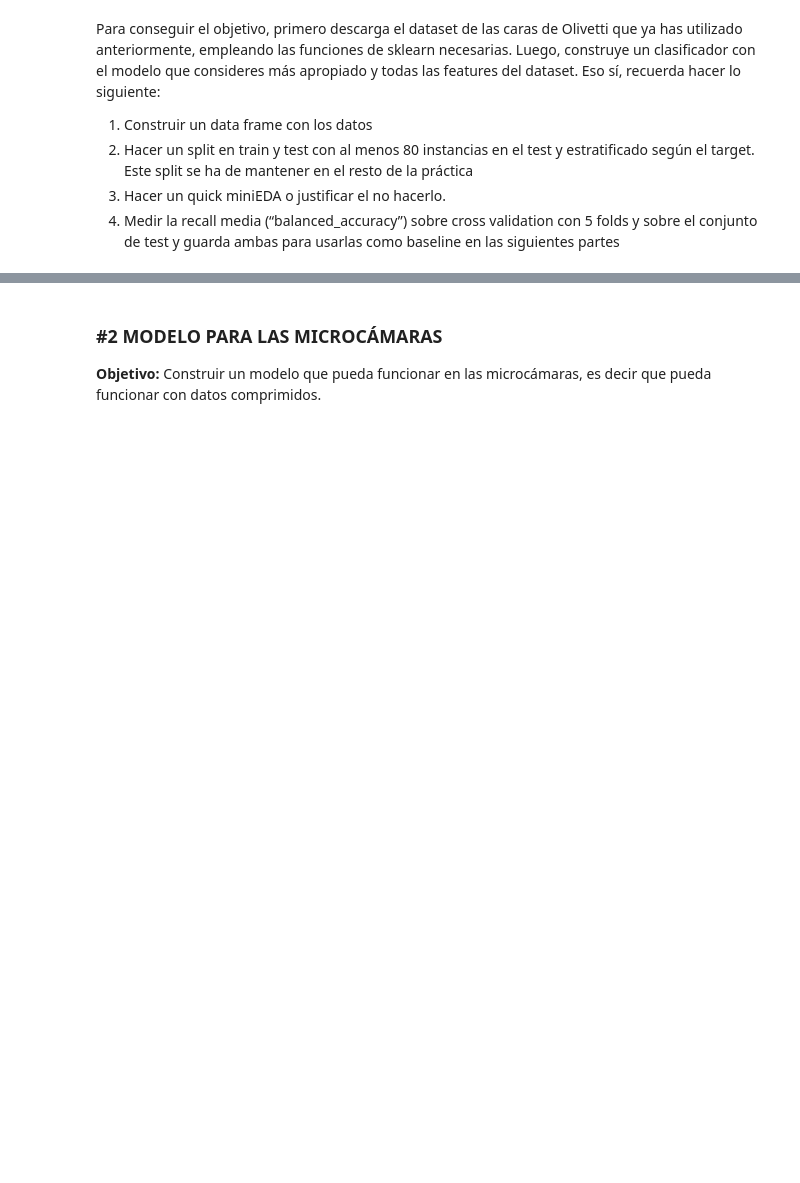
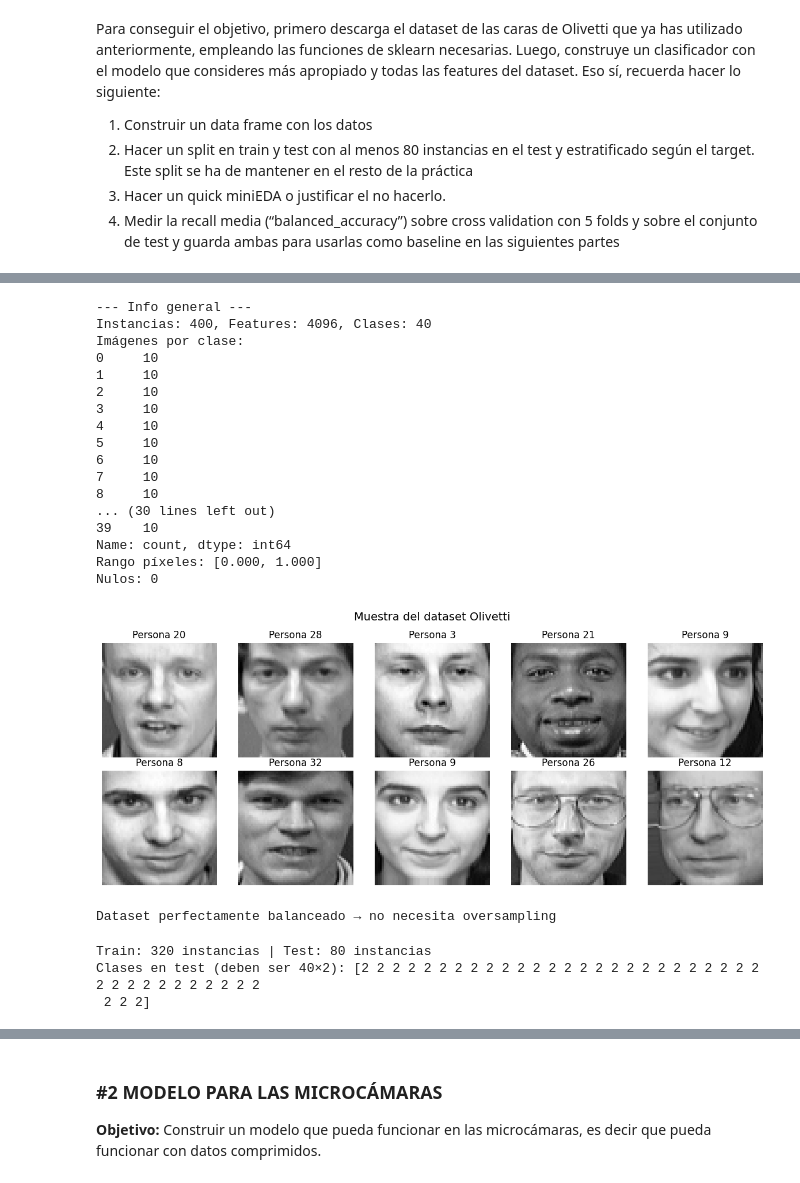
Before and after one commit to pablomoralesbaro/Ds-Online-PabloBaro, a Jupyter notebook: 04_Machine_Learning/Sprint_14/Unidad_01_ML_No_Supervisado_PCA/03_Practica_Obligatoria/18_Practica_Obligatoria_No_Supervisado_PCA.ipynb, the cells around one changed output, grey strips where cells are left out. Saved outputs shown, nothing was run; the diff lists cells and outputs as text; code cells hidden in the pictures; blank space fills up the shorter version.

```diff
--- a/04_Machine_Learning/Sprint_14/Unidad_01_ML_No_Supervisado_PCA/03_Practica_Obligatoria/18_Practica_Obligatoria_No_Supervisado_PCA.ipynb
+++ b/04_Machine_Learning/Sprint_14/Unidad_01_ML_No_Supervisado_PCA/03_Practica_Obligatoria/18_Practica_Obligatoria_No_Supervisado_PCA.ipynb
@@ -32,3 +41,8 @@ Para conseguir el objetivo, primero descarga el dataset de las caras de Olivetti
 2. Hacer un split en train y test con al menos 80 instancias en el test y estratificado según el target. Este split se ha de mantener en el resto de la práctica
 3. Hacer un quick miniEDA o justificar el no hacerlo.
 4. Medir la recall media (“balanced_accuracy”) sobre cross validation con 5 folds y sobre el conjunto de test y guarda ambas para usarlas como baseline en las siguientes partes
+# %%
+# ── 1. CARGAR Y CONSTRUIR DATAFRAME ──────────────────────────
+data = fetch_olivetti_faces(shuffle=True, random_state=42)
+X = data.data    # (400, 4096)
+y = data.target  # (400,)
@@ -34,0 +72,53 @@ Para conseguir el objetivo, primero descarga el dataset de las caras de Olivetti
+# %%
+# ── 2. MINI EDA ───────────────────────────────────────────────
+print("\n--- Info general ---")
+print(f"Instancias: {len(df)}, Features: {X.shape[1]}, Clases: {len(np.unique(y))}")
+print(f"Imágenes por clase:\n{pd.Series(y).value_counts().sort_index()}")
+print(f"Rango píxeles: [{X.min():.3f}, {X.max():.3f}]")
+print(f"Nulos: {df.isnull().sum().sum()}")
+
+# Visualizar algunas caras
+fig, axes = plt.subplots(2, 5, figsize=(12, 5))
+for i, ax in enumerate(axes.flat):
+    ax.imshow(data.images[i], cmap="gray")
+    ax.set_title(f"Persona {y[i]}")
+    ax.axis("off")
+plt.suptitle("Muestra del dataset Olivetti", fontsize=14)
+plt.tight_layout()
+plt.savefig("eda_faces.png", dpi=100)
+plt.show()
+print("Dataset perfectamente balanceado → no necesita oversampling")
+# %% [output]
+--- Info general ---
+Instancias: 400, Features: 4096, Clases: 40
+Imágenes por clase:
+0     10
+1     10
+2     10
+3     10
+4     10
+5     10
+6     10
+7     10
+8     10
+... (30 lines left out)
+39    10
+Name: count, dtype: int64
+Rango píxeles: [0.000, 1.000]
+Nulos: 0
+[figure, added]
+Dataset perfectamente balanceado → no necesita oversampling
+# %%
+# ── 3. TRAIN / TEST SPLIT (estratificado, al menos 80 en test)
+X_train, X_test, y_train, y_test = train_test_split(
+    X, y,
+    test_size=0.20,        # 80 instancias en test (20% de 400)
+    stratify=y,            # mantiene proporción de clases
+    random_state=42
+)
+print(f"\nTrain: {X_train.shape[0]} instancias | Test: {X_test.shape[0]} instancias")
+print(f"Clases en test (deben ser 40×2): {np.bincount(y_test)}")
+# %% [output]
+Train: 320 instancias | Test: 80 instancias
+Clases en test (deben ser 40×2): [2 2 2 2 2 2 2 2 2 2 2 2 2 2 2 2 2 2 2 2 2 2 2 2 2 2 2 2 2 2 2 2 2 2 2 2 2
+ 2 2 2]
```
Also changed, not shown: parts of 10 cells of this notebook, 14 other files.
